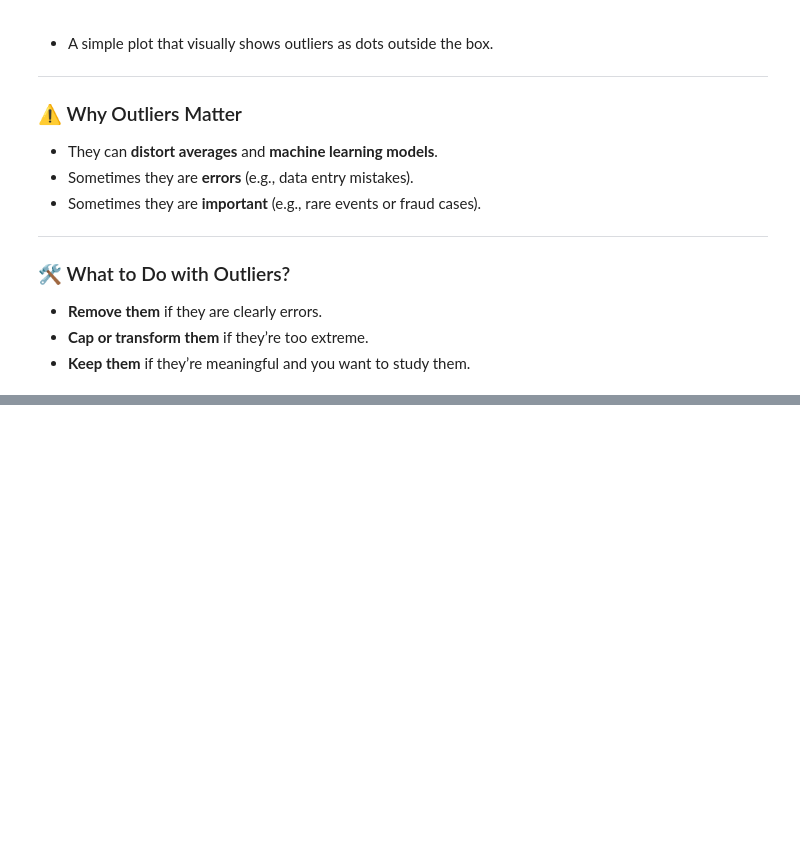
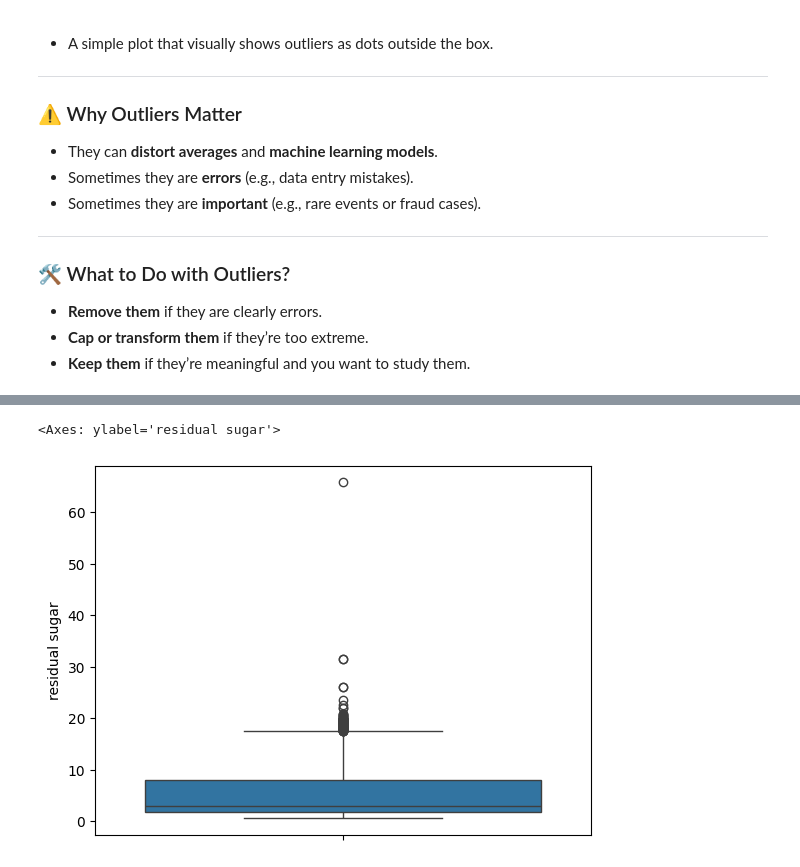
Before and after one commit to samiha-mahin/Data-Analysis, a Jupyter notebook: Outliers_Detect_and_Remove.ipynb, the cells around one changed output, grey strips where cells are left out. Cells and saved outputs as stored; diff of their text form; code cells hidden in the pictures; blank space fills up the shorter version.

```diff
--- a/Outliers_Detect_and_Remove.ipynb
+++ b/Outliers_Detect_and_Remove.ipynb
@@ -257,0 +384,5 @@ Examples:
+# %%
+sns.boxplot(df['residual sugar'])
+# %% [output]
+<Axes: ylabel='residual sugar'>
+[figure, added]
```
Also changed, not shown: parts of 25 cells of this notebook.
